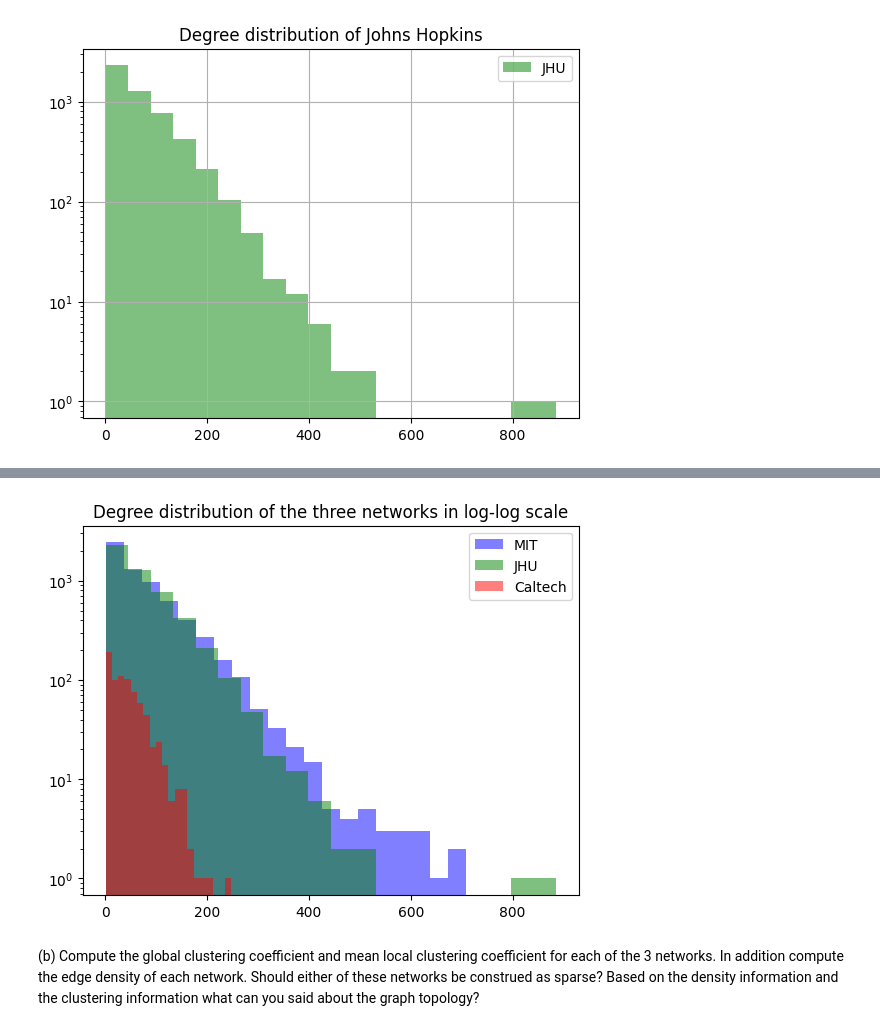
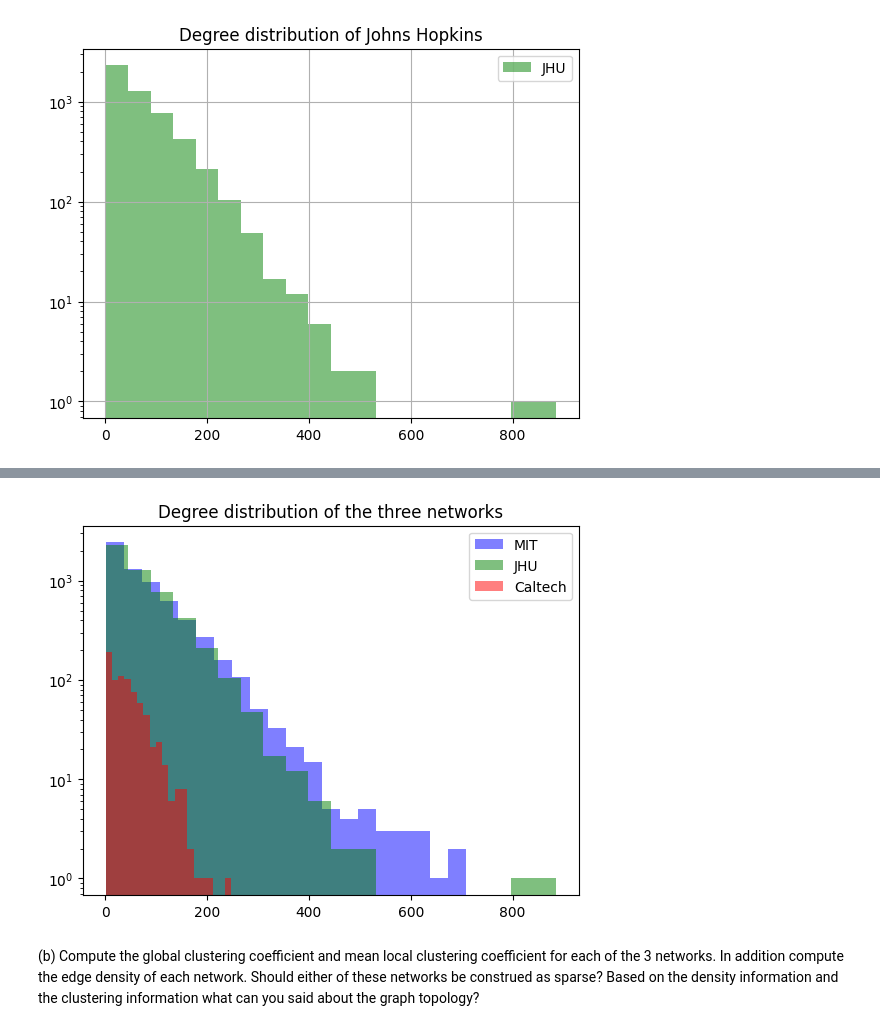
Before and after one commit to yurialvizi/NET4103-graph-learning, a Jupyter notebook: project.ipynb, the cells around one changed output, grey strips where cells are left out. Cells and saved outputs as stored; diff of their text form; code cells hidden in the pictures.

```diff
--- a/project.ipynb
+++ b/project.ipynb
@@ -66,13 +91,12 @@ plt.show()
 # %%
-# Plot the degree distribution of the three networks in log-log scale
 plt.hist(mit_degree, bins=20, alpha=0.5, label='MIT', color='b', log=True)
 plt.hist(jhu_degree, bins=20, alpha=0.5, label='JHU', color='g', log=True)
 plt.hist(caltech_degree, bins=20, alpha=0.5, label='Caltech', color='r', log=True)
-plt.title('Degree distribution of the three networks in log-log scale')
+plt.title('Degree distribution of the three networks')
 plt.legend(loc='upper right')
 plt.show()
 # %% [output]
-[figure, old version]
+[figure, new version]
 # %% [markdown]
 (b) Compute the global clustering coefficient and mean local clustering
 coefficient for each of the 3 networks. In addition compute the edge density of
```
Also changed, not shown: parts of 36 cells of this notebook.
